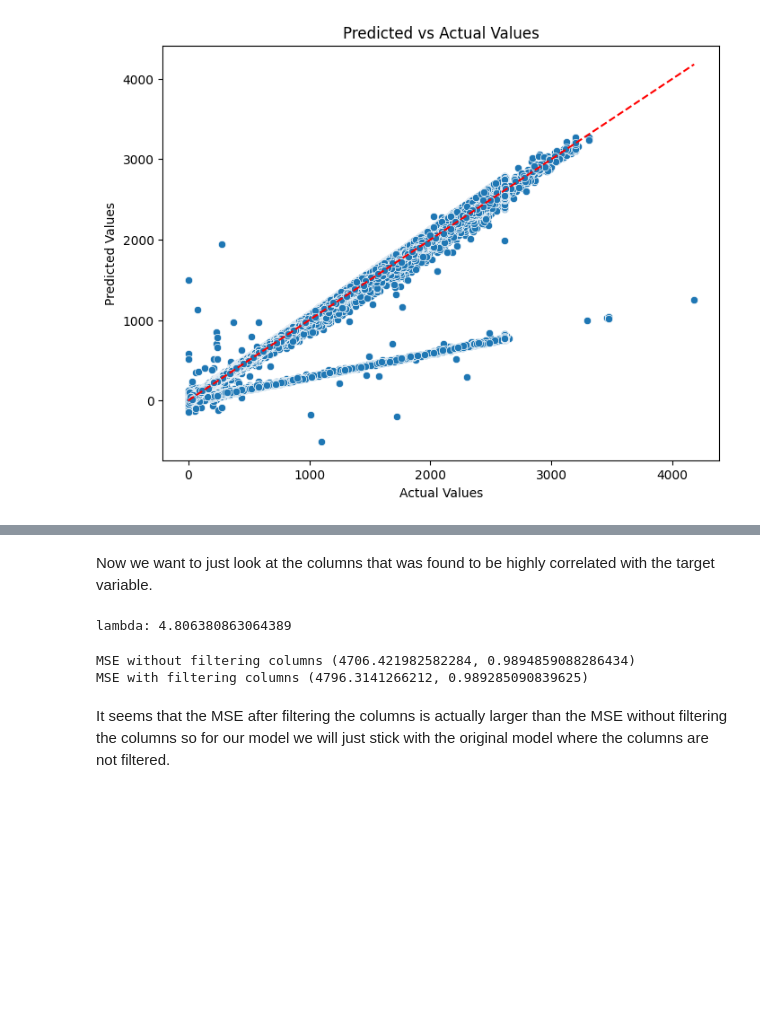
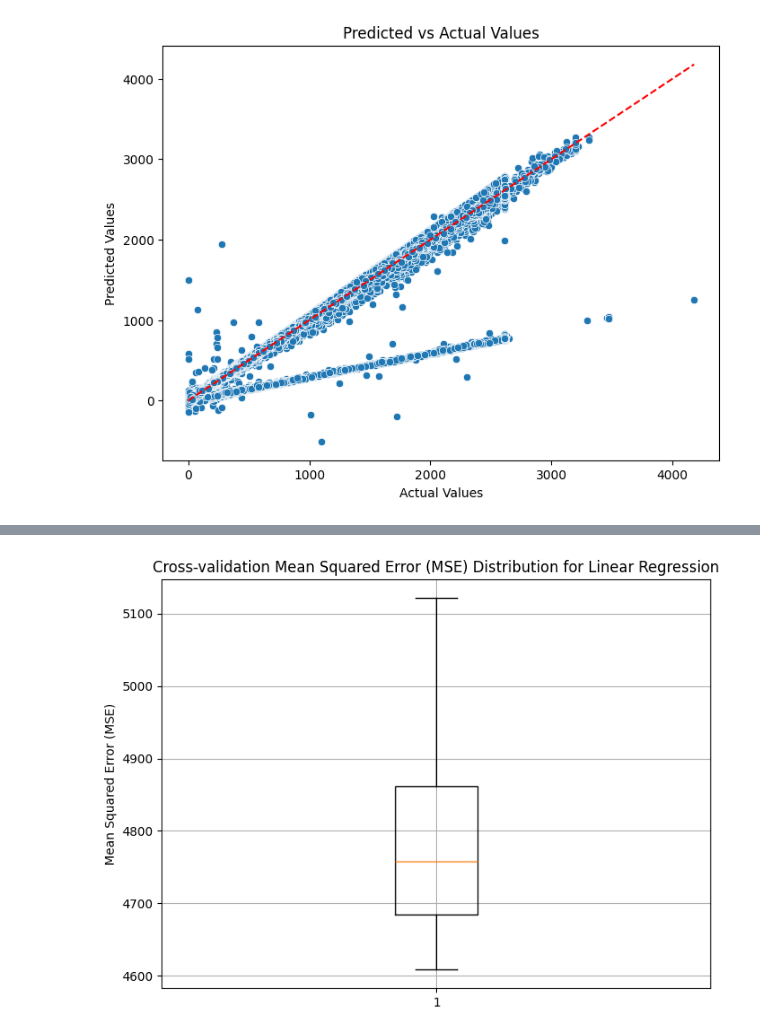
Before and after one commit to axie0927/FindingGhostParticles-RegressionSubgroup, a Jupyter notebook: src/Models/Baseline_Model.ipynb, the cells around one changed output, grey strips where cells are left out. Drawn from its saved outputs; the diff is of its cells as text; code cells hidden in the pictures; blank space fills up the shorter version.

Commit message:
edited baseline and change it to linear

```diff
--- a/src/Models/Baseline_Model.ipynb
+++ b/src/Models/Baseline_Model.ipynb
@@ -49,20 +49,15 @@ scaler = StandardScaler()
 X_train_standardized = scaler.fit_transform(X_train)
 X_test_standardized = scaler.transform(X_test)
 
-# GridCV to find best lambda and using 5-fold cross-validation to ensure that our model can be generalizable to a foreign data set
-alpha_range = np.logspace(-5, 2.5, 100)
-param_grid = {"alpha": alpha_range}
-linear = LinearRegression()
-grid_search = GridSearchCV(estimator=linear, param_grid={"alpha": alpha_range}, cv=5, scoring='neg_mean_squared_error')
+# Perform 5-fold cross-validation
+linear_reg = LinearRegression()
+cv_scores = cross_val_score(linear_reg, X_train_standardized, y_train, cv=5, scoring='neg_mean_squared_error')
 
-# Fit the model
-grid_search.fit(X_train_standardized, y_train)
+# Convert negative MSE to positive MSE
+cv_scores = -cv_scores
 
-best_alpha = grid_search.best_params_['alpha']
-print(f"lambda: {best_alpha}")
-
-# Train the Ridge Regression model with the best alpha
-linear_reg = LinearRegression(alpha=best_alpha)
+# Train the Linear Regression Model
+linear_reg = LinearRegression()
 linear_reg.fit(X_train_standardized,y_train)
 y_pred = linear_reg.predict(X_test_standardized)
 
@@ -131,47 +86,10 @@ plt.show()
-# %% [markdown]
-Now we want to just look at the columns that was found to be highly correlated with the target variable.
-# %%
-# Filter out columns so that we only retain the highly correlated columns
-high_corr_cols = ['peakvalue', 'dcr', 'risingedgeslope', 'lq80', 'tailslope', 'areagrowthrate']
-
-# Train test split
-X_train_2 = data_train_filtered.drop(columns=['energylabel'])[high_corr_cols]
-X_test_2 = data_test_filtered.drop(columns=['energylabel'])[high_corr_cols]
-y_train_2 = data_train_filtered['energylabel']
-y_test_2 = data_test_filtered['energylabel']
-
-# standardization
-scaler = StandardScaler()
-X_train_standardized_2 = scaler.fit_transform(X_train_2)
-X_test_standardized_2 = scaler.transform(X_test_2)
-
-# GridCV to find best lambda
-alpha_range = np.logspace(-5, 2.5, 100)
-param_grid = {"alpha": alpha_range}
-linear = LinearRegression()
-grid_search = GridSearchCV(estimator=linear, param_grid={"alpha": alpha_range}, cv=5, scoring='neg_mean_squared_error')
-
-# Fit the model
-grid_search.fit(X_train_standardized_2, y_train_2)
-
-best_alpha_2 = grid_search.best_params_['alpha']
-print(f"lambda: {best_alpha_2}")
-
-# Train the Ridge Regression model with the best alpha
-linear_reg_2 = LinearRegression(alpha=best_alpha_2)
-linear_reg_2.fit(X_train_standardized_2, y_train_2)
-y_pred_2 = linear_reg_2.predict(X_test_standardized_2)
-
-# Evaluate the model
-mse_2 = mean_squared_error(y_test_2, y_pred_2)
-r2_2 = r2_score(y_test_2, y_pred_2)
-# %% [output]
-lambda: 4.806380863064389
-# %%
-print("MSE without filtering columns", (mse, r2))
-print("MSE with filtering columns", (mse_2, r2_2))
-# %% [output]
-MSE without filtering columns (4706.421982582284, 0.9894859088286434)
-MSE with filtering columns (4796.3141266212, 0.989285090839625)
-# %% [markdown]
-It seems that the MSE after filtering the columns is actually larger than the MSE without filtering the columns so for our model we will just stick with the original model where the columns are not filtered.
+# %%
+# Plot the cross-validation MSE scores
+plt.figure(figsize=(8, 6))
+plt.boxplot(cv_scores)
+plt.title("Cross-validation Mean Squared Error (MSE) Distribution for Linear Regression")
+plt.ylabel("Mean Squared Error (MSE)")
+plt.grid(True)
+plt.show()
+# %% [output]
+[figure, added]
```
Also changed, not shown: parts of 8 cells of this notebook, 1 other file.
